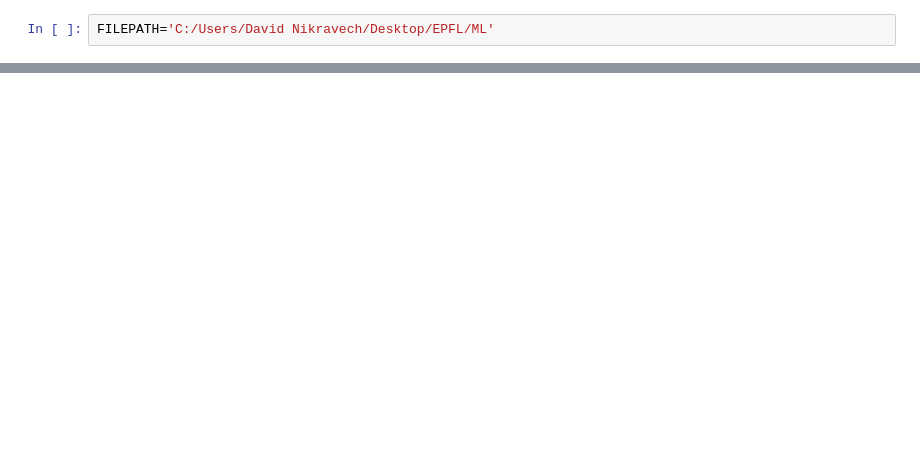
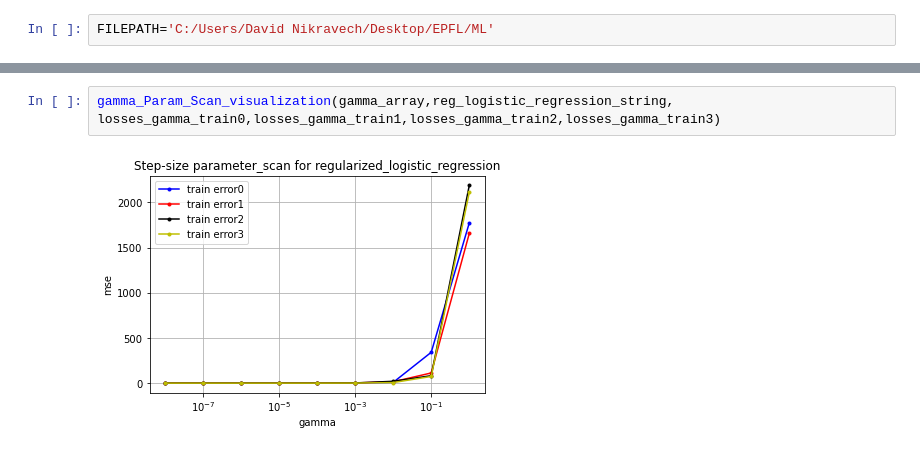
Before and after one commit to AntoineSalaun/ML_HiggsBoson, a Jupyter notebook: Code/Main_Notebook_David.ipynb, the cells around one changed output, grey strips where cells are left out. Saved outputs shown, nothing was run; the diff lists cells and outputs as text; blank space fills up the shorter version.

```diff
--- a/Code/Main_Notebook_David.ipynb
+++ b/Code/Main_Notebook_David.ipynb
@@ -67,0 +99,4 @@ TypeError: only integer scalar arrays can be converted to a scalar index
+# %%
+gamma_Param_Scan_visualization(gamma_array,reg_logistic_regression_string, losses_gamma_train0,losses_gamma_train1,losses_gamma_train2,losses_gamma_train3)
+# %% [output]
+[figure, added]
```
Also changed, not shown: parts of 22 cells of this notebook.
